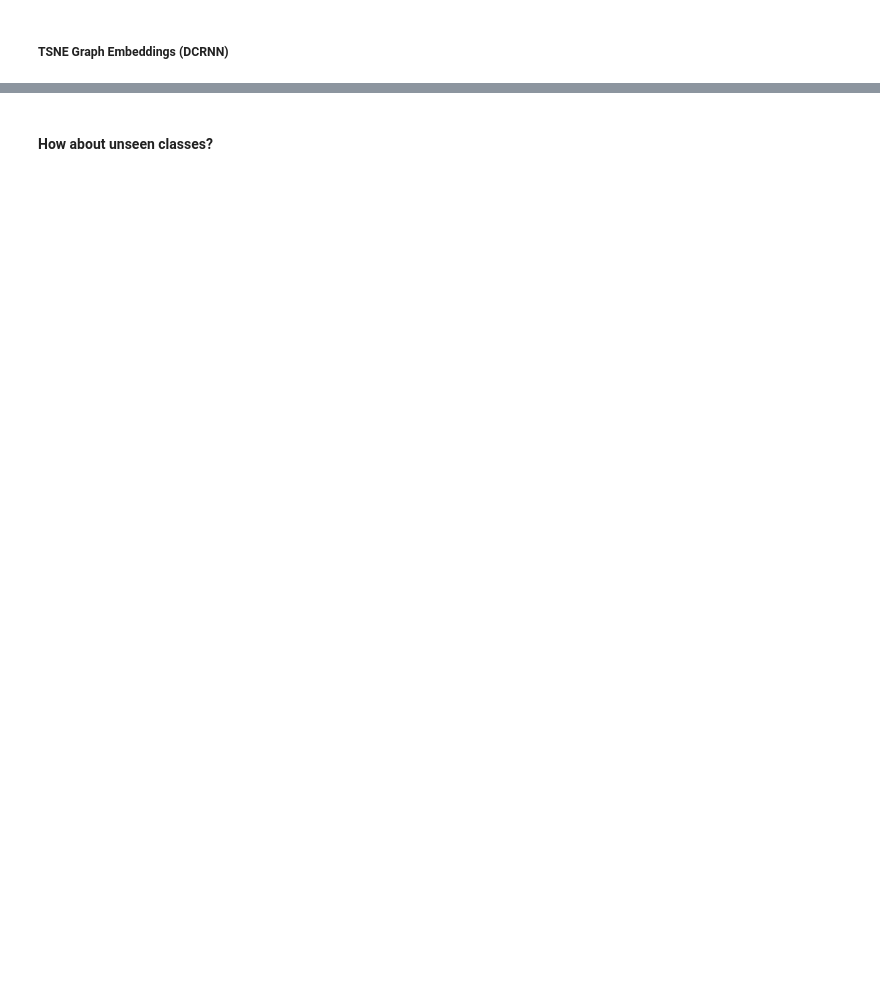
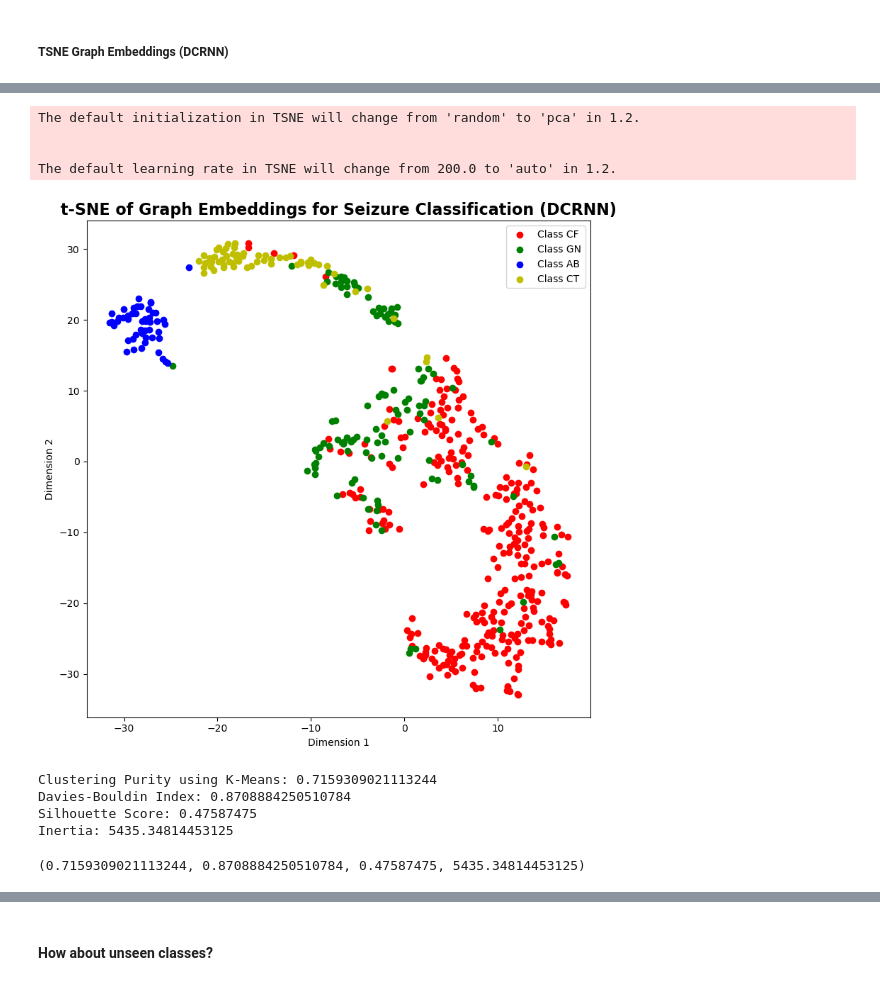
Before and after one commit to USC-InfoLab/NeuroGNN, a Jupyter notebook: analysis/performance_analysis.ipynb, the cells around one changed output, grey strips where cells are left out. Saved outputs shown, nothing was run; the diff lists cells and outputs as text; code cells hidden in the pictures; blank space fills up the shorter version.

```diff
--- a/analysis/performance_analysis.ipynb
+++ b/analysis/performance_analysis.ipynb
@@ -852,0 +797,16 @@ The default learning rate in TSNE will change from 200.0 to 'auto' in 1.2.
+# %%
+viz_graph_embs(graph_embeddings_all_classes_dcrnn, title='t-SNE of Graph Embeddings for Seizure Classification (DCRNN)', save_name='dcrnn_tsne_graph_embeddings')
+# %% [output]
+The default initialization in TSNE will change from 'random' to 'pca' in 1.2.
+
+
+The default learning rate in TSNE will change from 200.0 to 'auto' in 1.2.
+[figure, added]
+# %%
+get_clustering_performance(graph_embeddings_all_classes_dcrnn)
+# %% [output]
+Clustering Purity using K-Means: 0.7159309021113244
+Davies-Bouldin Index: 0.8708884250510784
+Silhouette Score: 0.47587475
+Inertia: 5435.34814453125
+(0.7159309021113244, 0.8708884250510784, 0.47587475, 5435.34814453125)
```
Also changed, not shown: parts of 26 cells of this notebook, 16 other files.
